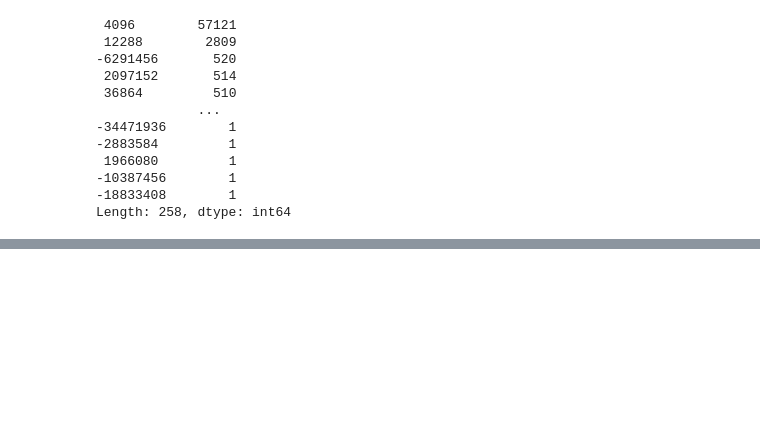
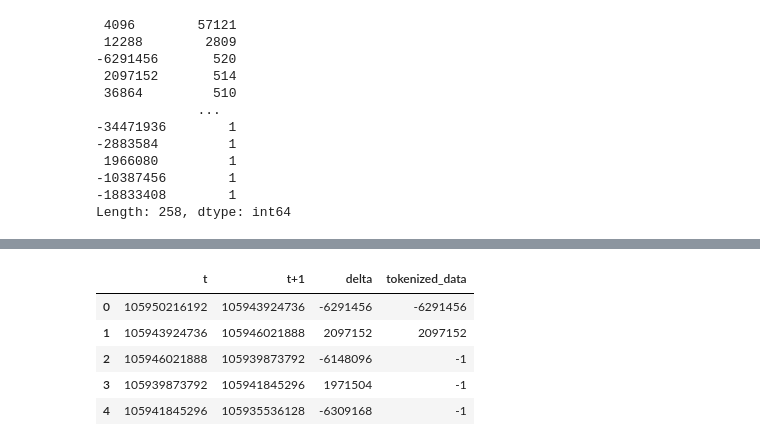
Before and after one commit to laurelwoods0102/tensorflow-page-fault-prediction, a Jupyter notebook: NU/NU_preprocess.ipynb, the cells around one changed output, grey strips where cells are left out. Cells and saved outputs as stored; diff of their text form; code cells hidden in the pictures; blank space fills up the shorter version.

```diff
--- a/NU/NU_preprocess.ipynb
+++ b/NU/NU_preprocess.ipynb
@@ -84,0 +84,10 @@ pd.DataFrame(data=delta, columns=["delta"])[:1000].plot()
+# %%
+dataset = pd.DataFrame(data=np.c_[data[:-1], data[1:], delta, tokenized_data], columns=["t", "t+1", "delta", "tokenized_data"])
+dataset.head()
+# %% [output]
+|  | t | t+1 | delta | tokenized_data |
+| 0 | 105950216192 | 105943924736 | -6291456 | -6291456 |
+| 1 | 105943924736 | 105946021888 | 2097152 | 2097152 |
+| 2 | 105946021888 | 105939873792 | -6148096 | -1 |
+| 3 | 105939873792 | 105941845296 | 1971504 | -1 |
+| 4 | 105941845296 | 105935536128 | -6309168 | -1 |
```
Also changed, not shown: parts of 12 cells of this notebook, 2 other files.
